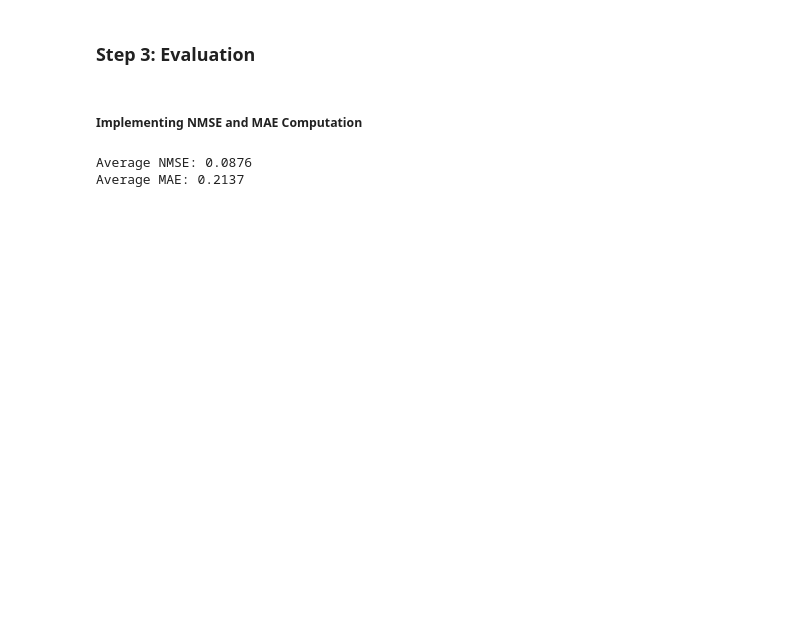
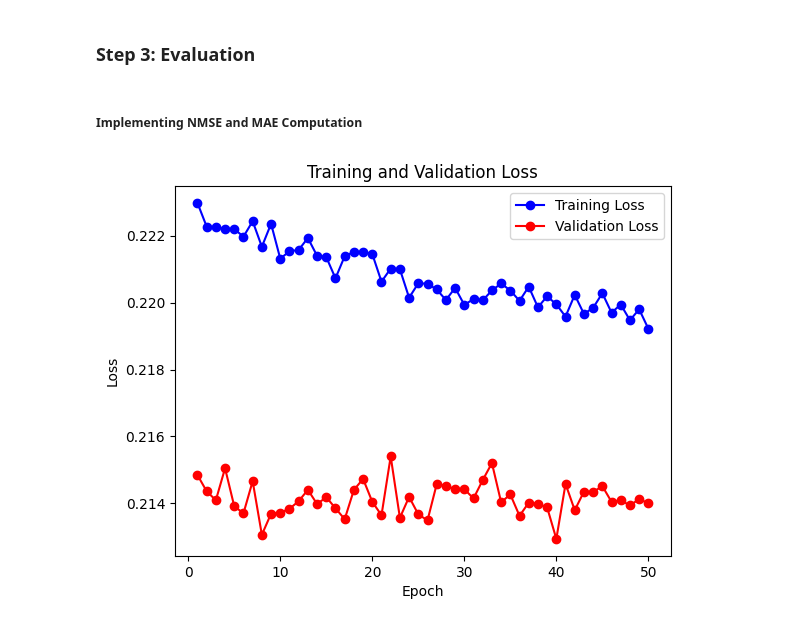
Before and after one commit to PlusRain/svd_nn, a Jupyter notebook: svd.ipynb, the cells around one changed output. Cells and saved outputs as stored; diff of their text form; code cells hidden in the pictures; blank space fills up the shorter version.

Commit message:
Update plot for NMSE and MAE

```diff
--- a/svd.ipynb
+++ b/svd.ipynb
@@ -90,6 +90,8 @@ optimizer = optim.Adam(model.parameters(), lr=0.00001)
 # Training loop
 num_epochs = 50  # Set the number of epochs
 print_every_n_batches = 100  # Print log after every 100 batches
+
+train_losses = []  # 记录每个epoch的训练损失
 
 for epoch in range(num_epochs):
     running_loss = 0.0
@@ -106,9 +108,11 @@ for epoch in range(num_epochs):
         running_loss += loss.item()
 
         # Log the running loss
-        if (i + 1) % print_every_n_batches == 0:
-            print(f'Epoch [{epoch + 1}/{num_epochs}], Step [{i + 1}/{len(trainloader)}], Loss: {running_loss / print_every_n_batches:.4f}')
-            running_loss = 0.0
-
+        # if (i + 1) % print_every_n_batches == 0:
+        #     print(f'Epoch [{epoch + 1}/{num_epochs}], Step [{i + 1}/{len(trainloader)}], Loss: {running_loss / print_every_n_batches:.4f}')
+        #     running_loss = 0.0
+    epoch_loss = running_loss / len(trainloader)
+    train_losses.append(epoch_loss)
+    print(f'Epoch [{epoch + 1}/{num_epochs}], Loss: {epoch_loss:.4f}')
 print('Finished Training')
 # %% [output]
@@ -146,22 +150,45 @@ def compute_mae(outputs, labels):
 # %%
 model.eval()  # Set the model to evaluation mode
 
-total_nmse = []
-total_mae = []
+total_nmse = torch.Tensor().to(device)  # Use PyTorch tensor for efficiency
+total_mae = torch.Tensor().to(device)
 total_samples = 0
 
+val_losses = []  # 记录每个epoch的验证损失
+
 with torch.no_grad():
-    for i, (images, _) in enumerate(testloader):
-        images = images.view(images.shape[0], -1).to(device)
-        labels = test_singular_values[i]  # Use precomputed singular values
+    for epoch in range(num_epochs):
+        running_val_loss = 0.0
+        for i, (images, _) in enumerate(testloader):
+            images = images.view(images.shape[0], -1).to(device)
+            labels = test_singular_values[i].to(device)  # Use precomputed singular values
 
-        outputs = model(images)
-        nmse = compute_nmse(outputs, labels)
-        mae = compute_mae(outputs, labels)
+            outputs = model(images)
+            nmse = compute_nmse(outputs, labels)
+            mae = compute_mae(outputs, labels)
 
-        total_nmse.extend(nmse.tolist())
-        total_mae.extend(mae.tolist())
-        total_samples += images.size(0)
+            total_nmse = torch.cat((total_nmse, nmse.unsqueeze(0)), dim=1)  # Efficiently concatenate tensors
+            total_mae = torch.cat((total_mae, mae.unsqueeze(0)), dim=1)
+            total_samples += images.size(0)
+            val_loss = criterion(outputs, labels).item()
+            running_val_loss += val_loss
+        epoch_val_loss = running_val_loss / len(testloader)
+        val_losses.append(epoch_val_loss)
+
+
+# Convert to Python list for further processing if necessary
+total_nmse = total_nmse.flatten().cpu().numpy()
+total_mae = total_mae.flatten().cpu().numpy()
-# %% [output]
-Average NMSE: 0.0876
-Average MAE: 0.2137
+# %%
+import matplotlib.pyplot as plt
+
+epochs = range(1, num_epochs + 1)
+plt.plot(epochs, train_losses, 'bo-', label='Training Loss')
+plt.plot(epochs, val_losses, 'ro-', label='Validation Loss')
+plt.title('Training and Validation Loss')
+plt.xlabel('Epoch')
+plt.ylabel('Loss')
+plt.legend()
+plt.show()
+# %% [output]
+[figure, added]
```
Also changed, not shown: parts of 2 cells of this notebook.
